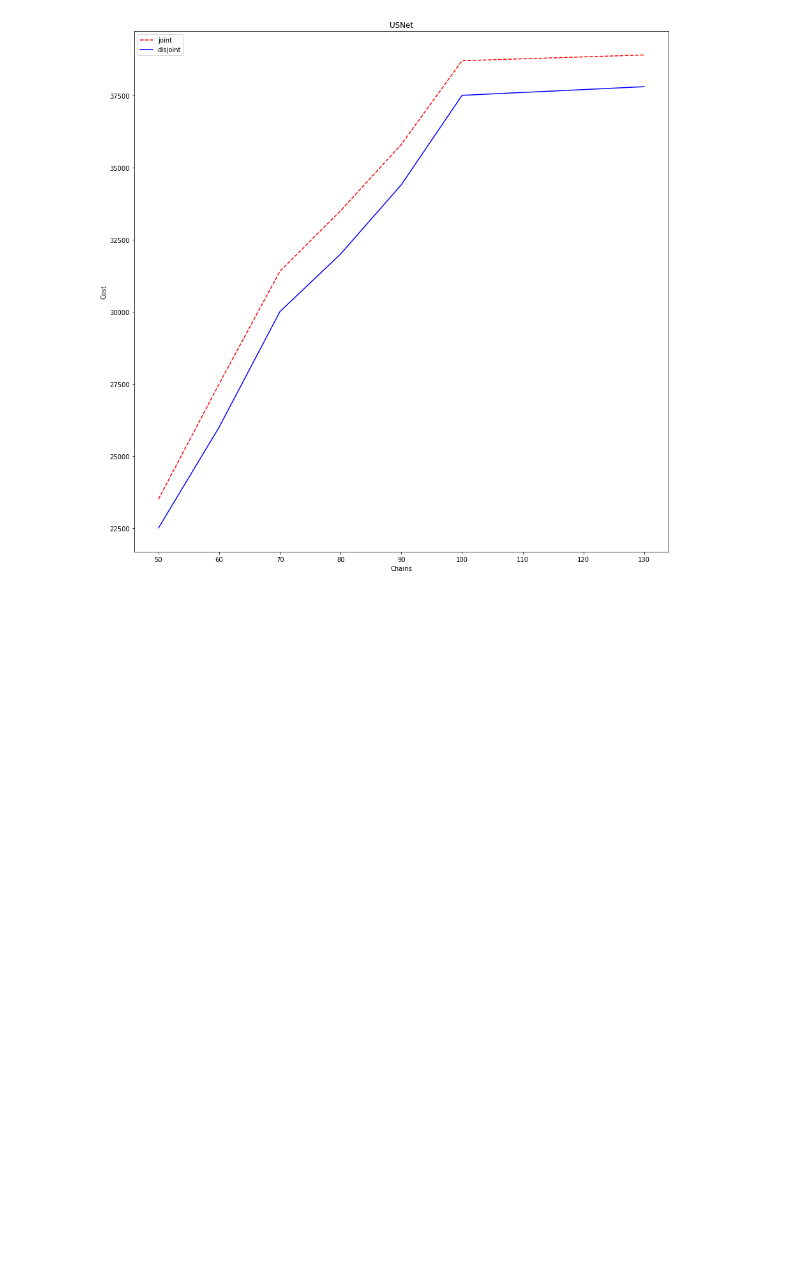
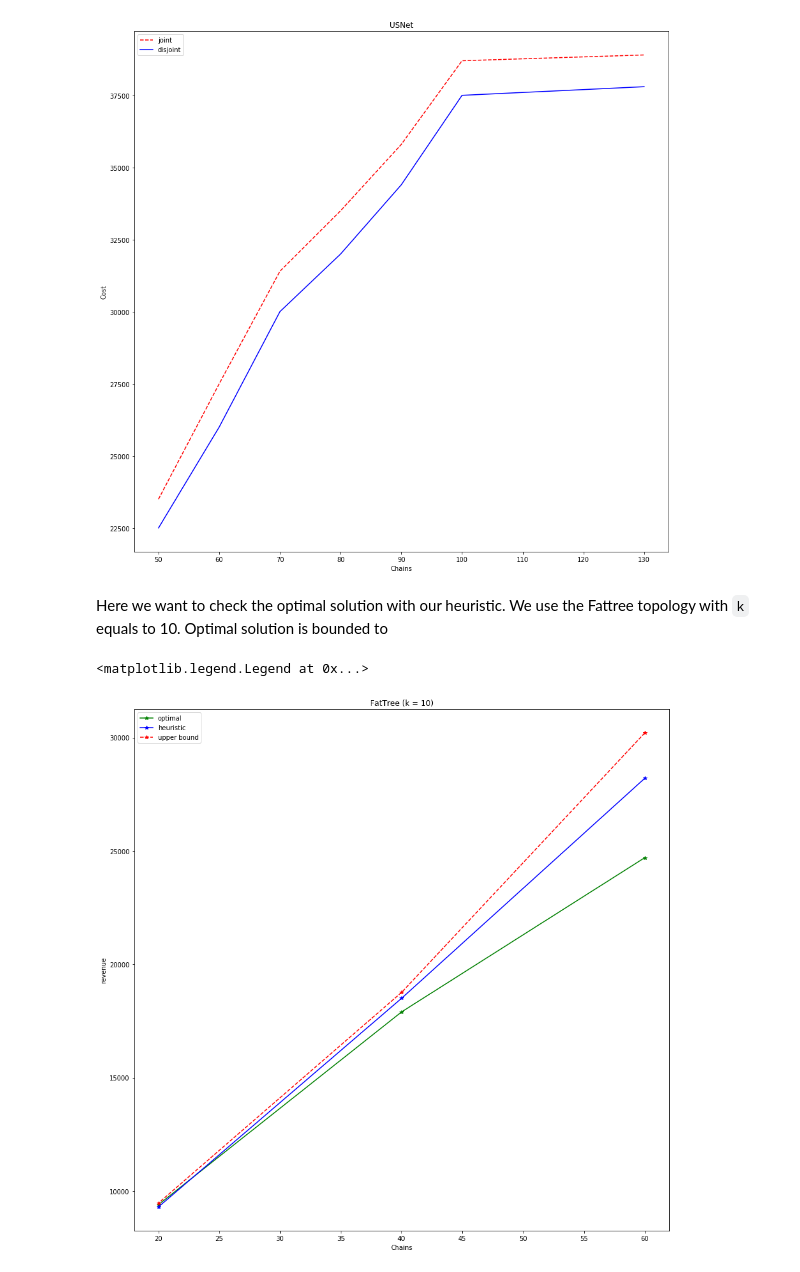
Before and after one commit to reinnet/jsd-mp, a Jupyter notebook: simulation.ipynb, the cells around one changed output. Drawn from its saved outputs; the diff is of its cells as text; code cells hidden in the pictures; blank space fills up the shorter version.

```diff
--- a/simulation.ipynb
+++ b/simulation.ipynb
@@ -80,3 +120,40 @@ ax2.legend()
 # %% [output]
 <matplotlib.legend.Legend at 0x...>
 [figure]
+# %% [markdown]
+Here we want to check the optimal solution with our heuristic. We use the Fattree topology with `k` equals to 10. Optimal solution is bounded to
+# %%
+hresult = {
+    60: 28200,
+    40: 18500,
+    20: 9300,
+}
+
+oresult = {
+    60: 24700, # 12.47% gap
+    40: 17900, # 4.80% gap
+    20: 9400, # 0.74% gap
+}
+
+uresult = {
+    60: 30200,
+    40: 18760,
+    20: 9470,
+}
+
+_, ax = plt.subplots(figsize=(15, 15))
+chains = [d for d in oresult]
+ocost = [oresult[d] for d in oresult]
+hcost = [hresult[d] for d in hresult]
+ucost = [uresult[d] for d in uresult]
+
+ax.plot(chains, ocost, 'g-*', label='optimal')
+ax.plot(chains, hcost, 'b-*', label='heuristic')
+ax.plot(chains, ucost, 'r--*', label='upper bound')
+
+ax.set_title('FatTree (k = 10)')
+ax.set(ylabel='revenue', xlabel='Chains')
+ax.legend()
+# %% [output]
+<matplotlib.legend.Legend at 0x...>
+[figure, added]
```
Also changed, not shown: parts of 7 cells of this notebook.
